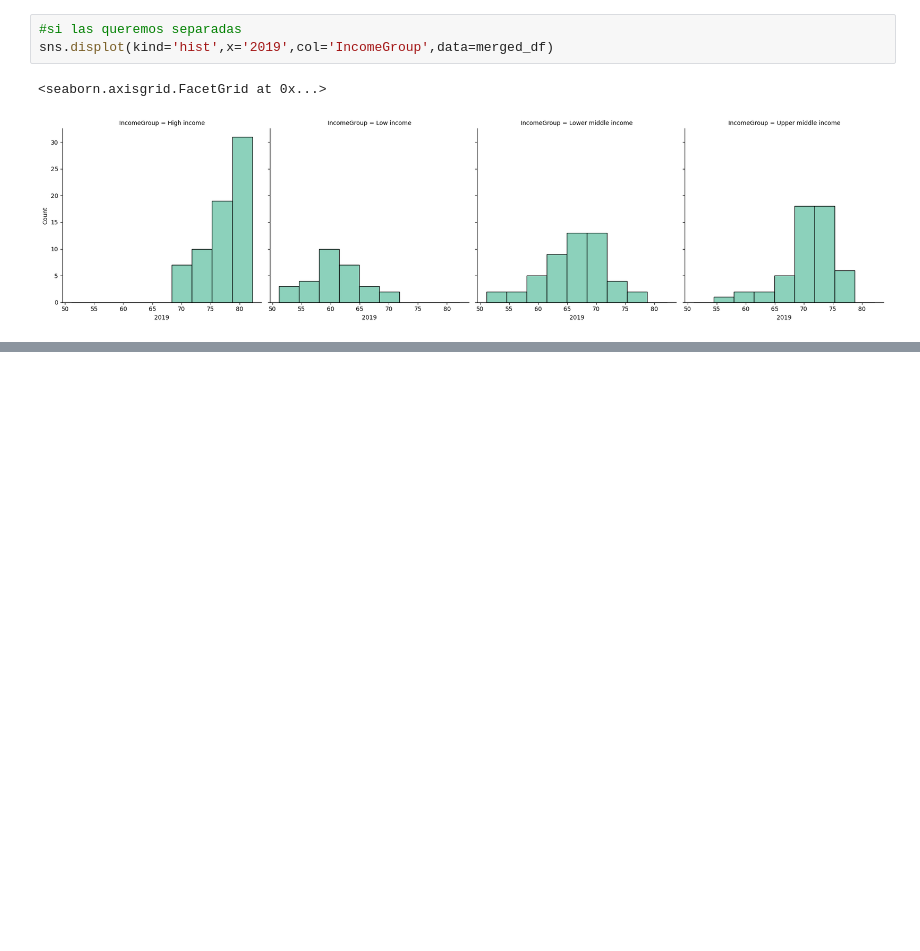
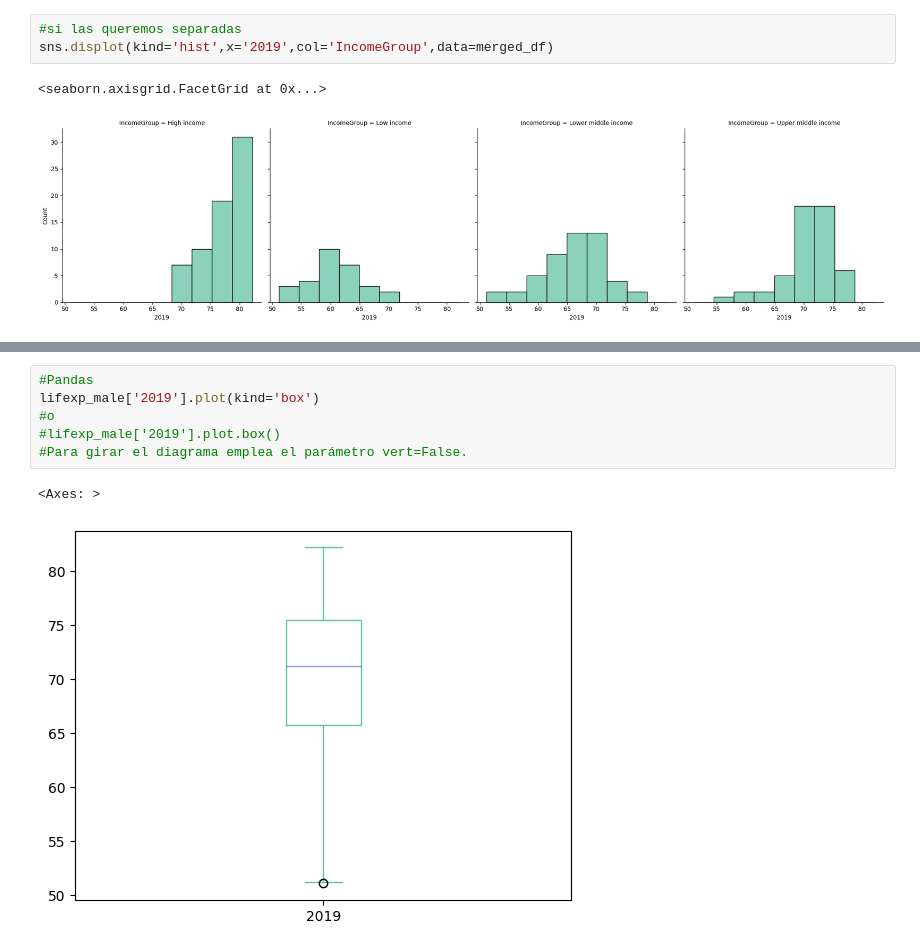
Before and after one commit to Edersao/Curso_Data_Scientist, a Jupyter notebook: exploracion_de_datos.ipynb, the cells around one changed output, grey strips where cells are left out. Cells and saved outputs as stored; diff of their text form; blank space fills up the shorter version.

```diff
--- a/exploracion_de_datos.ipynb
+++ b/exploracion_de_datos.ipynb
@@ -171,0 +186,9 @@ sns.displot(kind='hist',x='2019',col='IncomeGroup',data=merged_df)
+# %%
+#Pandas
+lifexp_male['2019'].plot(kind='box')
+#o
+#lifexp_male['2019'].plot.box()
+#Para girar el diagrama emplea el parámetro vert=False.
+# %% [output]
+<Axes: >
+[figure, added]
```
Also changed, not shown: parts of 29 cells of this notebook.
